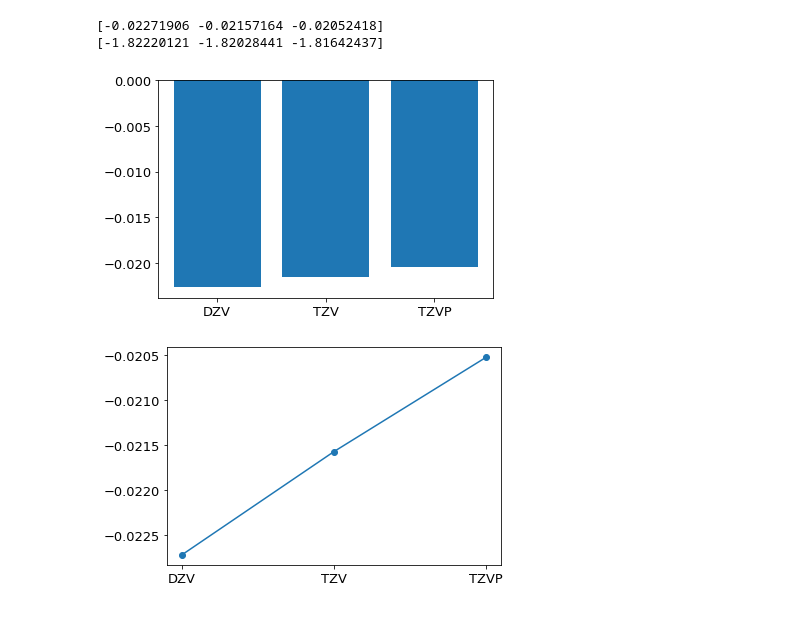
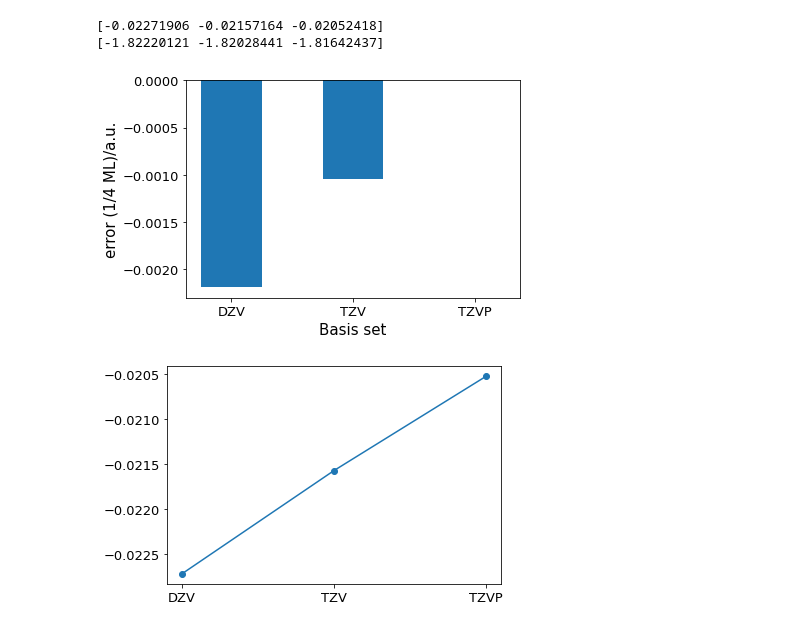
Before and after one commit to SYu2001/Catalytic_Activity, a Jupyter notebook: Plot/H chem energy vs basis set.ipynb, the cells around one changed output. Drawn from its saved outputs; the diff is of its cells as text; code cells hidden in the pictures.

```diff
--- a/Plot/H chem energy vs basis set.ipynb
+++ b/Plot/H chem energy vs basis set.ipynb
@@ -2,7 +2,7 @@
 import numpy as np
 import matplotlib.pyplot as plt
 # %%
-plt.rcParams['figure.figsize'] = [12, 5]
+plt.rcParams['figure.figsize'] = [6, 4]
 plt.rcParams['font.size'] = 15
 plt.rcParams['axes.labelsize'] = 15
 plt.rcParams['xtick.labelsize'] = 13
@@ -28,11 +28,18 @@ print(basis_H_chem_E_mono)
 [-1.82220121 -1.82028441 -1.81642437]
 # %%
 basis_set = np.array(["DZV","TZV","TZVP"])
-# %%
-plt.bar(basis_set,basis_H_chem_E_14)
-plt.show()
-# %% [output]
-[figure, removed]
+# %%
+basis_H_chem_E_14_diff = basis_H_chem_E_14-basis_H_chem_E_14[-1]
+
+
+plt.bar(basis_set,basis_H_chem_E_14_diff,width=0.5)
+
+plt.xlabel("Basis set")
+plt.ylabel("error (1/4 ML)/a.u.")
+
+plt.show()
+# %% [output]
+[figure, added]
 # %%
 plt.plot(basis_set,basis_H_chem_E_14)
 plt.scatter(basis_set,basis_H_chem_E_14)
```
Also changed, not shown: parts of 2 cells of this notebook, 16 other files.
